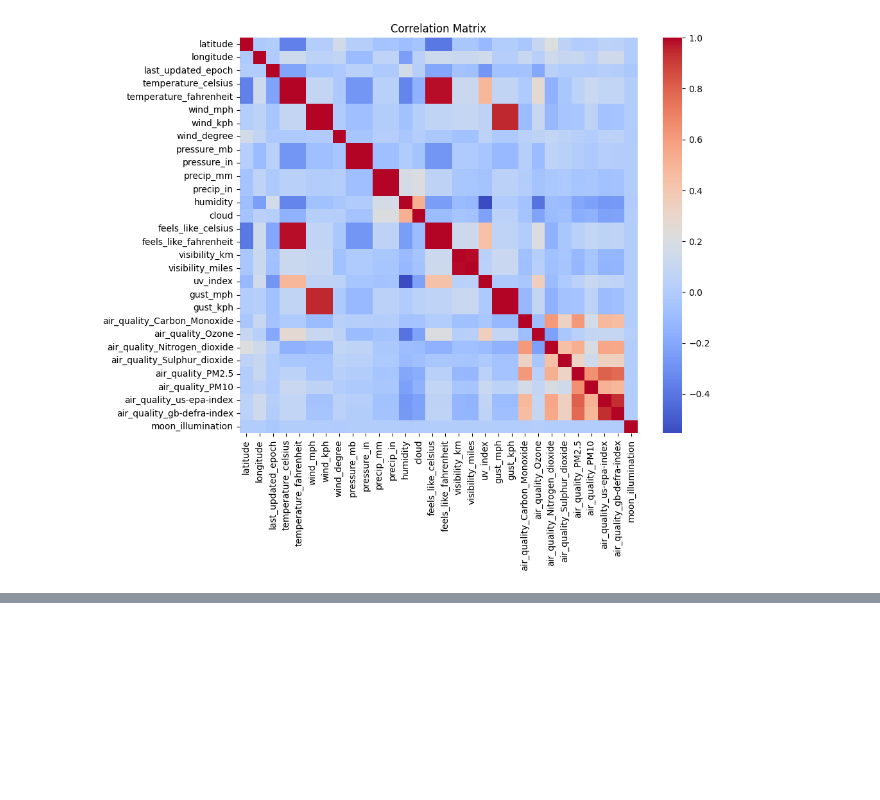
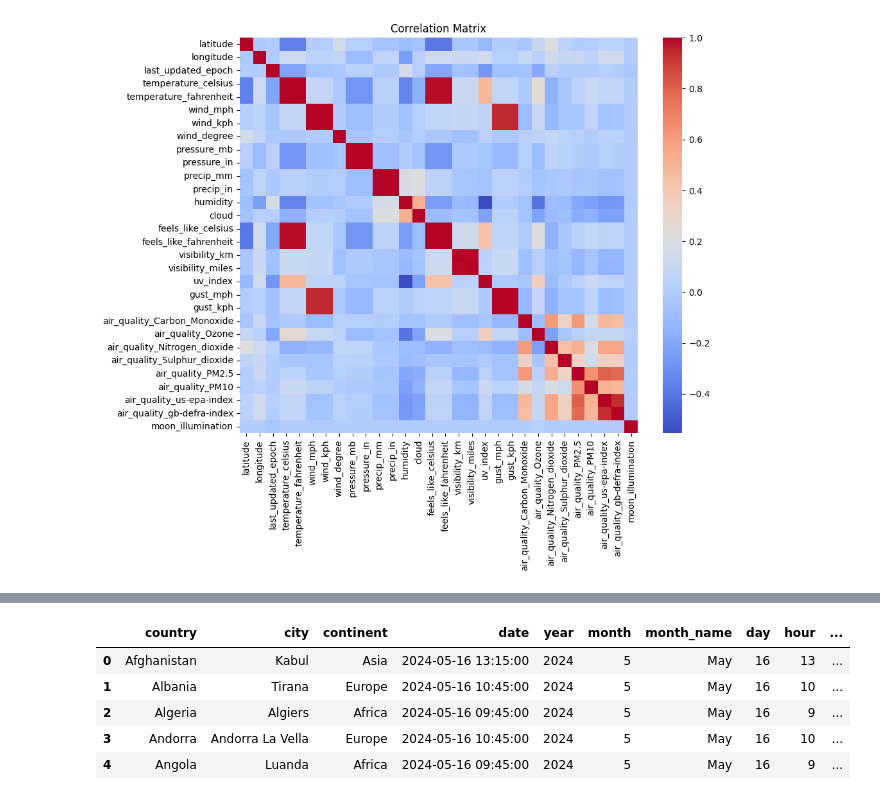
Before and after one commit to leagravellard/Memoire, a Jupyter notebook: notebooks/01_exploration.ipynb, the cells around one changed output, grey strips where cells are left out. Saved outputs shown, nothing was run; the diff lists cells and outputs as text; code cells hidden in the pictures; blank space fills up the shorter version.

```diff
--- a/notebooks/01_exploration.ipynb
+++ b/notebooks/01_exploration.ipynb
@@ -413,0 +445,2 @@ plt.show()
+# %%
+df_2 = df_2.drop(columns=['air_quality_gb-defra-index'])
@@ -413,0 +552,19 @@ plt.show()
+# %%
+cols = list(df_2.columns)
+
+# Position de la colonne 'date'
+date_index = cols.index('date')
+
+# Colonnes à déplacer
+new_cols = ['year', 'month', 'day', 'hour']
+
+# On enlève ces colonnes de leur position actuelle
+for col in new_cols:
+    cols.remove(col)
+
+# On les insère juste après 'date'
+for i, col in enumerate(new_cols):
+    cols.insert(date_index + 1 + i, col)
+
+# On réordonne le dataframe
+df_2 = df_2[cols]
@@ -413,0 +593,9 @@ plt.show()
+# %%
+df_2.head()
+# %% [output]
+|  | country | city | continent | date | year | month | month_name | day | hour | ... |
+| 0 | Afghanistan | Kabul | Asia | 2024-05-16 13:15:00 | 2024 | 5 | May | 16 | 13 | ... |
+| 1 | Albania | Tirana | Europe | 2024-05-16 10:45:00 | 2024 | 5 | May | 16 | 10 | ... |
+| 2 | Algeria | Algiers | Africa | 2024-05-16 09:45:00 | 2024 | 5 | May | 16 | 9 | ... |
+| 3 | Andorra | Andorra La Vella | Europe | 2024-05-16 10:45:00 | 2024 | 5 | May | 16 | 10 | ... |
+| 4 | Angola | Luanda | Africa | 2024-05-16 09:45:00 | 2024 | 5 | May | 16 | 9 | ... |
```
Also changed, not shown: parts of 33 cells of this notebook.
